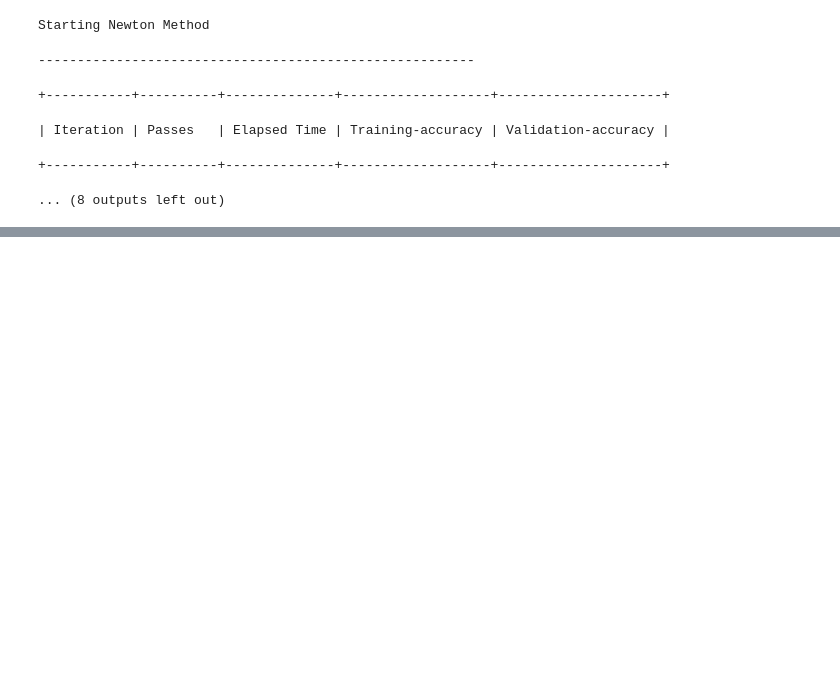
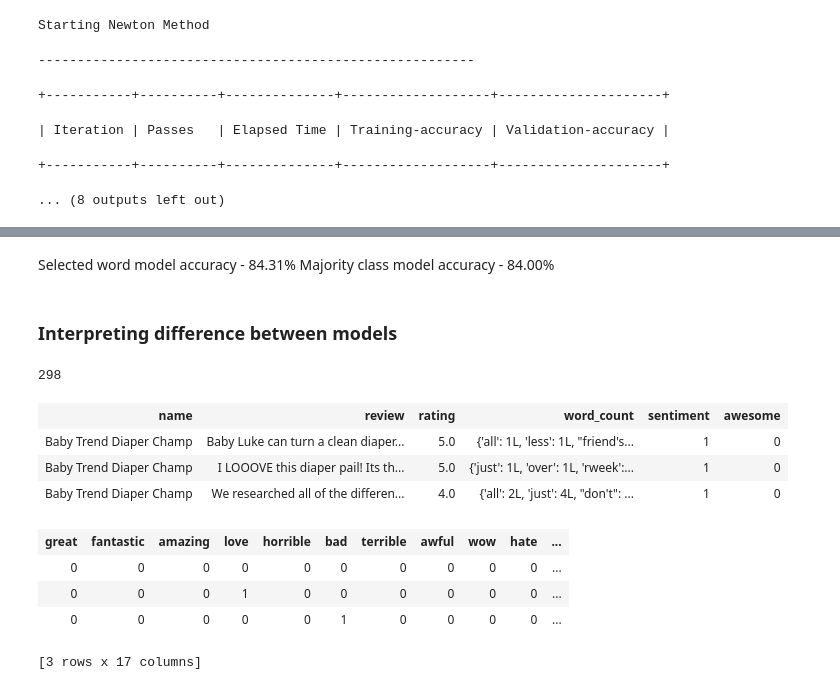
Before and after one commit to mavricek/coursera_ml, a Jupyter notebook: Course1/Wk3/Product Sentiment Analysis & Programming Assignment.ipynb, the cells around one changed output, grey strips where cells are left out. Drawn from its saved outputs; the diff is of its cells as text; code cells hidden in the pictures; blank space fills up the shorter version.

```diff
--- a/Course1/Wk3/Product Sentiment Analysis & Programming Assignment.ipynb
+++ b/Course1/Wk3/Product Sentiment Analysis & Programming Assignment.ipynb
@@ -390,0 +343,27 @@ majority_class_model.evaluate(test_data)
+# %% [markdown]
+Selected word model accuracy - 84.31%
+Majority class model accuracy - 84.00%
+# %% [markdown]
+### Interpreting difference between models
+# %%
+diaper_champ_reviews = products[products['name'] == 'Baby Trend Diaper Champ']
+# %%
+diaper_champ_reviews.num_rows()
+# %% [output]
+298
+# %%
+diaper_champ_reviews['predicted_sentiment'] = sentiment_model.predict(diaper_champ_reviews,
+                                                                 output_type='probability')
+# %%
+diaper_champ_reviews = diaper_champ_reviews.sort('predicted_sentiment', ascending = False)
+diaper_champ_reviews.head(3)
+# %% [output]
+| name | review | rating | word_count | sentiment | awesome |
+| Baby Trend Diaper Champ | Baby Luke can turn a clean diaper... | 5.0 | {'all': 1L, 'less': 1L, "friend's... | 1 | 0 |
+| Baby Trend Diaper Champ | I LOOOVE this diaper pail! Its th... | 5.0 | {'just': 1L, 'over': 1L, 'rweek':... | 1 | 0 |
+| Baby Trend Diaper Champ | We researched all of the differen... | 4.0 | {'all': 2L, 'just': 4L, "don't": ... | 1 | 0 |
+| great | fantastic | amazing | love | horrible | bad | terrible | awful | wow | hate | ... |
+| 0 | 0 | 0 | 0 | 0 | 0 | 0 | 0 | 0 | 0 | ... |
+| 0 | 0 | 0 | 1 | 0 | 0 | 0 | 0 | 0 | 0 | ... |
+| 0 | 0 | 0 | 0 | 0 | 1 | 0 | 0 | 0 | 0 | ... |
+[3 rows x 17 columns]
```
Also changed, not shown: parts of 10 cells of this notebook, 7 other files.
